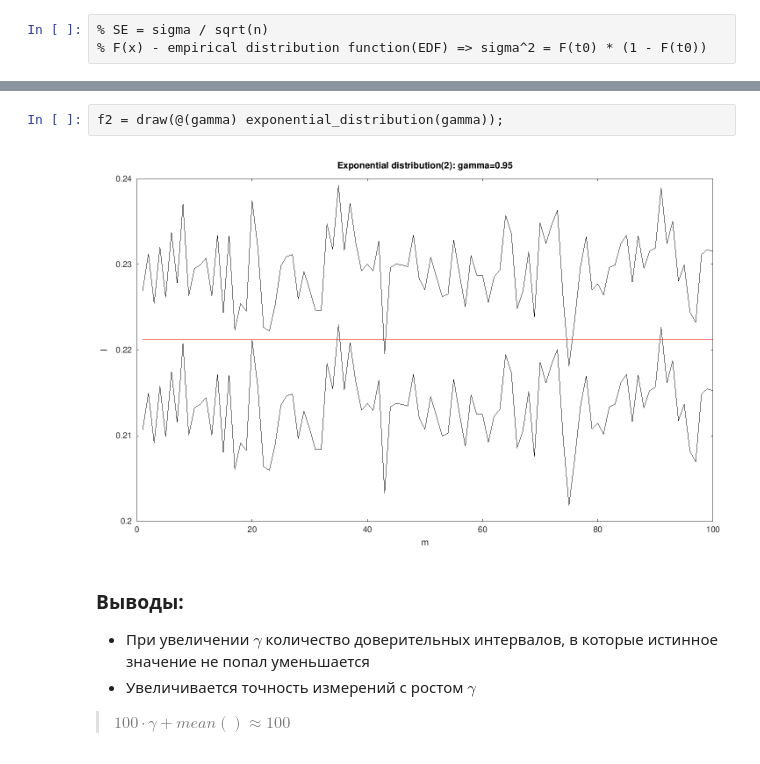
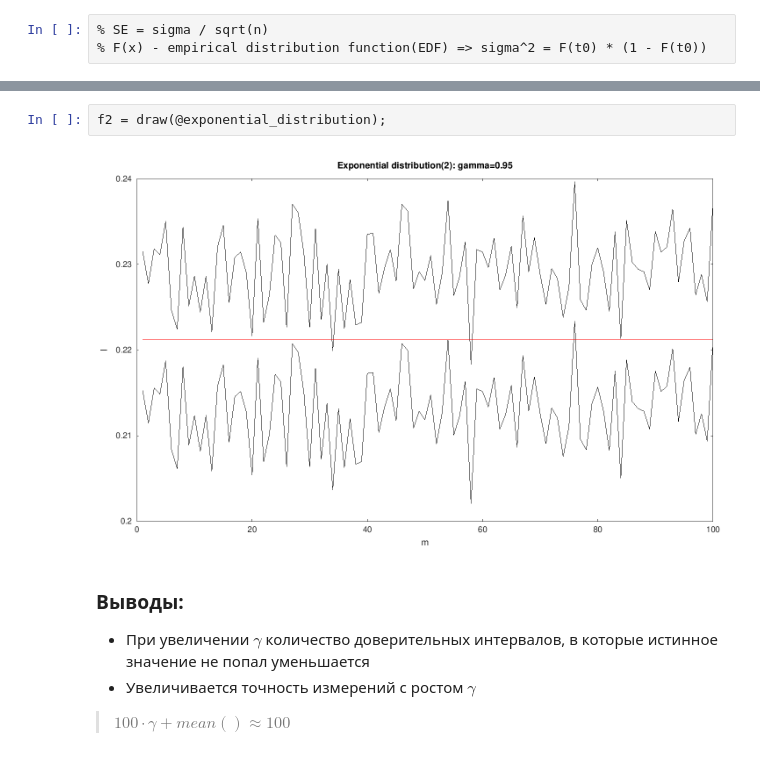
Before and after one commit to fadyat/ITMO-PROBLEMS, a Jupyter notebook: Mathematical-statistics/IV semester/Solutions/lab2/solution.ipynb, the cells around one changed output, grey strips where cells are left out. Drawn from its saved outputs; the diff is of its cells as text.

```diff
--- a/Mathematical-statistics/IV semester/Solutions/lab2/solution.ipynb
+++ b/Mathematical-statistics/IV semester/Solutions/lab2/solution.ipynb
@@ -155,7 +169,7 @@ f1 = draw(@(gamma) normal_distribution(gamma));
 # %%
-f2 = draw(@(gamma) exponential_distribution(gamma));
+f2 = draw(@exponential_distribution);
 # %% [output]
-[figure, old version]
+[figure, new version]
 # %% [markdown]
 ### Выводы:
 - При увеличении $\gamma$ количество доверительных интервалов, в которые истинное значение не попал уменьшается
```
Also changed, not shown: parts of 8 cells of this notebook, 3 other files.
